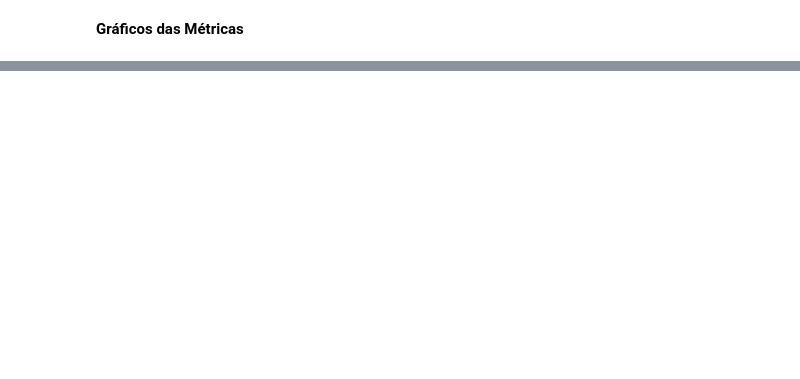
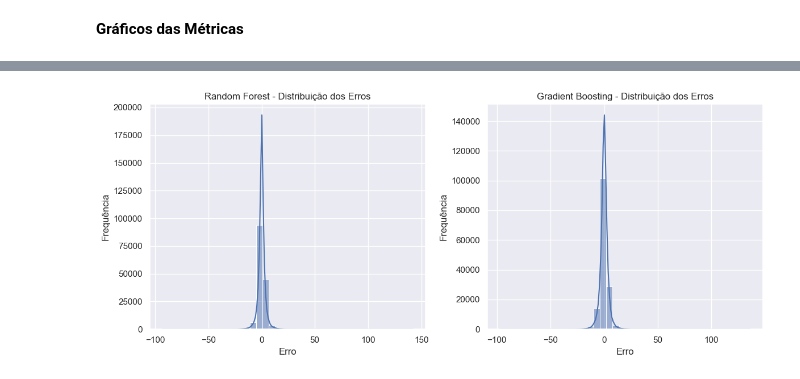
Before and after one commit to hugoaledi/kaggle-predict-calorie-expenditure, a Jupyter notebook: kaggle-predict-calorie-expenditure.ipynb, the cells around one changed output, grey strips where cells are left out. Saved outputs shown, nothing was run; the diff lists cells and outputs as text; code cells hidden in the pictures; blank space fills up the shorter version.

```diff
--- a/kaggle-predict-calorie-expenditure.ipynb
+++ b/kaggle-predict-calorie-expenditure.ipynb
@@ -519,0 +629,19 @@ for metric in metrics:
+# %%
+plt.figure(figsize=(12,5))
+
+plt.subplot(1,2,1)
+sns.histplot(rf_residuals, kde=True, bins=40)
+plt.title("Random Forest - Distribuição dos Erros")
+plt.xlabel("Erro")
+plt.ylabel("Frequência")
+
+plt.subplot(1,2,2)
+sns.histplot(gb_residuals, kde=True, bins=40)
+plt.title("Gradient Boosting - Distribuição dos Erros")
+plt.xlabel("Erro")
+plt.ylabel("Frequência")
+
+plt.tight_layout()
+plt.show()
+# %% [output]
+[figure, added]
```
Also changed, not shown: parts of 17 cells of this notebook.
